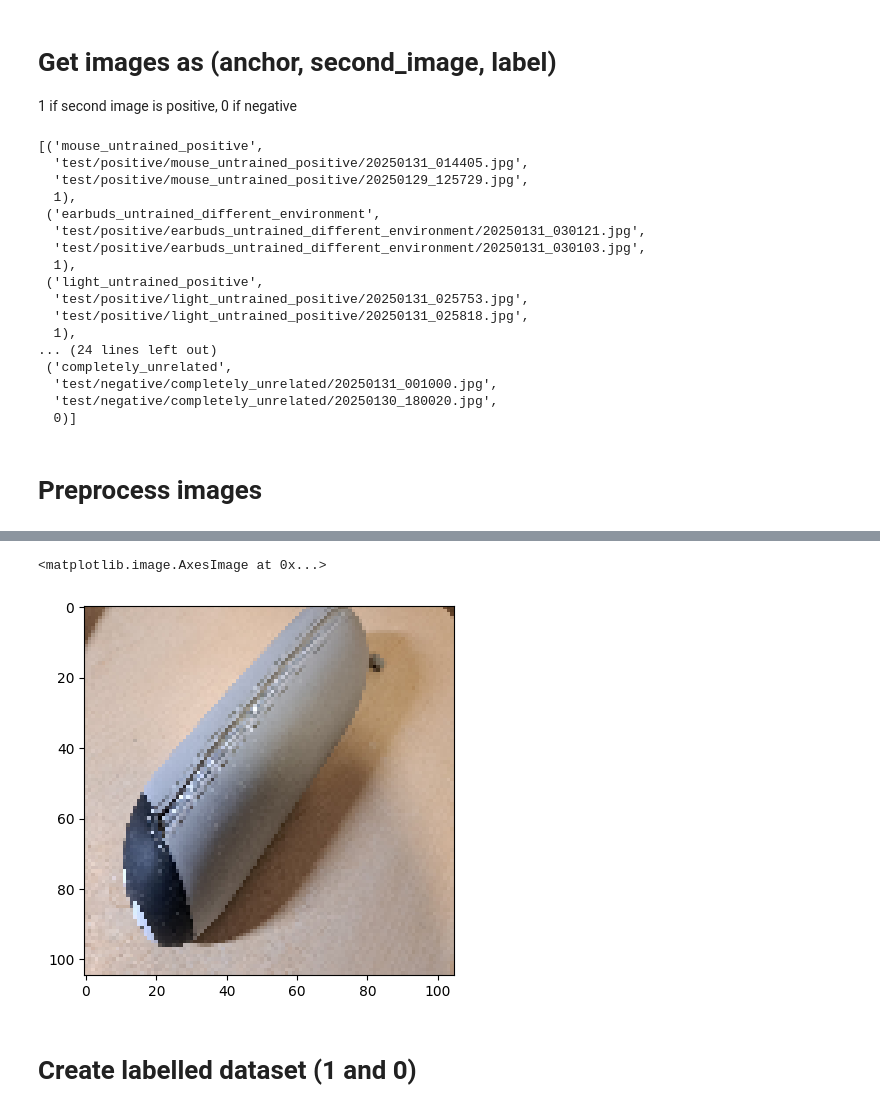
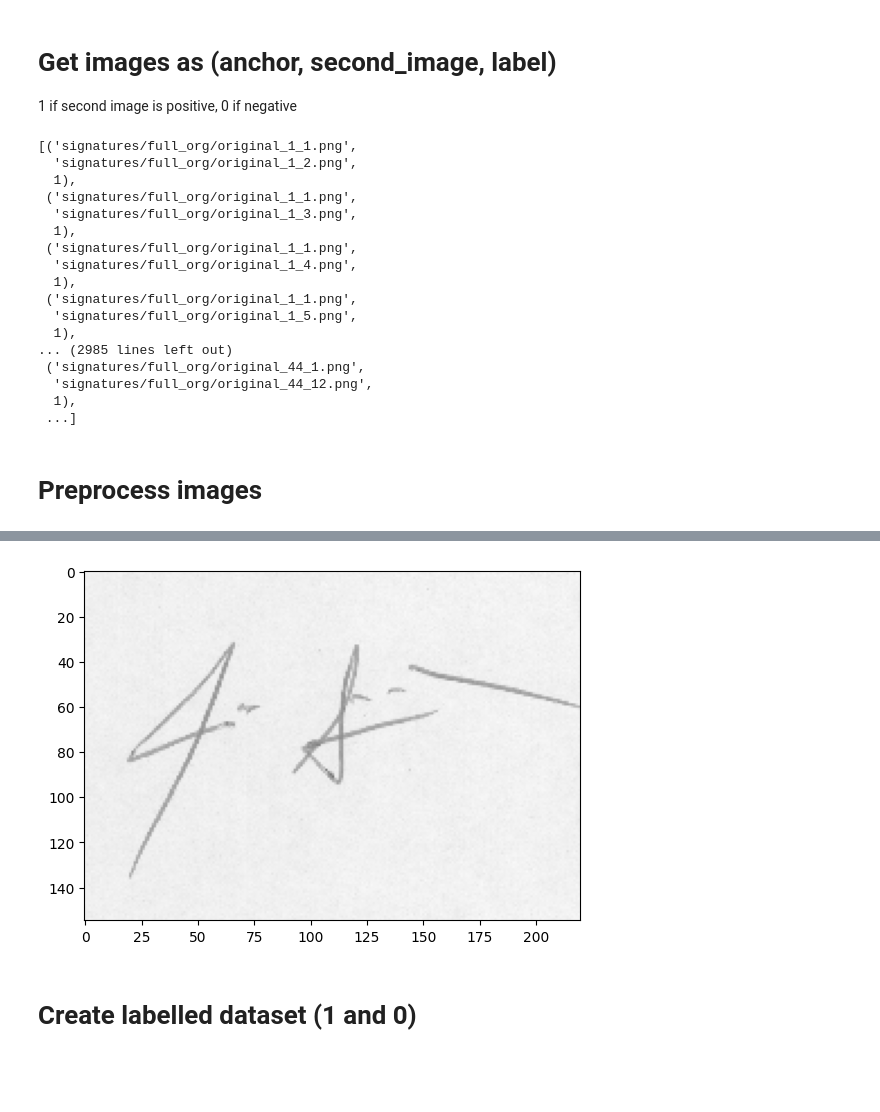
Before and after one commit to BernardMoy/siamese_network_3yp, a Jupyter notebook: code.ipynb, the cells around one changed output, grey strips where cells are left out. Saved outputs shown, nothing was run; the diff lists cells and outputs as text; code cells hidden in the pictures; blank space fills up the shorter version.

Commit message:
Doing it with the original dataset works

```diff
--- a/code.ipynb
+++ b/code.ipynb
@@ -53,12 +43,38 @@ To enable them in other operations, rebuild TensorFlow with the appropriate comp
 # Get images as (anchor, second_image, label)
 1 if second image is positive, 0 if negative
 # %%
-TRAIN_PATH = "train"
+TRAIN_PATH = "signatures"
 TEST_PATH = "test"
 
 positive_pairs_train = []
 negative_pairs_train = []
+from natsort import natsorted, ns
+org_signs = os.listdir(os.path.join(TRAIN_PATH, "full_org"))
+forg_signs = os.listdir(os.path.join(TRAIN_PATH, "full_forg"))
+org_signs = natsorted(org_signs, alg=ns.IGNORECASE)
+forg_signs = natsorted(forg_signs, alg=ns.IGNORECASE)
 
+positive_dir = os.path.join(TRAIN_PATH, "full_org")
+negative_dir = os.path.join(TRAIN_PATH, "full_forg")
+
+# splits into chunks of 24
+for i in range(0, len(org_signs), 24):
+    # anchor is the first image
+    anchor = os.path.join(positive_dir, org_signs[i])
+
+    # iterate over the 23 images left
+    for j in range(i+1, i+24):
+        positive = os.path.join(positive_dir, org_signs[j])
+        positive_pairs_train.append((anchor, positive, 1))
+
+    # then iterate over the 24 images of the forged ones
+    for k in range(i, i+24):
+        negative = os.path.join(negative_dir, forg_signs[k])
+        if negative.endswith(".png"):
+            negative_pairs_train.append((anchor, negative, 0))
+
+
+"""
 # Anchor images are in train/directory/anchor for each directory
 for category in os.listdir(TRAIN_PATH):
     anchor_dir = os.path.join(TRAIN_PATH, category, "anchor")
@@ -75,6 +91,9 @@ for category in os.listdir(TRAIN_PATH):
 
 data_raw_train = positive_pairs_train + negative_pairs_train
 
+
+
+"""
 # Do the same for test images
 positive_pairs_test = []
 negative_pairs_test = []
@@ -97,31 +116,35 @@ for category in os.listdir(test_path_negative):
 data_raw_test = positive_pairs_test + negative_pairs_test
 
 data_raw_test
+
+
+data_raw_train = positive_pairs_train + negative_pairs_train
+data_raw_train
 # %% [output]
-[('mouse_untrained_positive',
-  'test/positive/mouse_untrained_positive/20250131_014405.jpg',
-  'test/positive/mouse_untrained_positive/20250129_125729.jpg',
+[('signatures/full_org/original_1_1.png',
+  'signatures/full_org/original_1_2.png',
   1),
- ('earbuds_untrained_different_environment',
-  'test/positive/earbuds_untrained_different_environment/20250131_030121.jpg',
-  'test/positive/earbuds_untrained_different_environment/20250131_030103.jpg',
+ ('signatures/full_org/original_1_1.png',
+  'signatures/full_org/original_1_3.png',
   1),
- ('light_untrained_positive',
-  'test/positive/light_untrained_positive/20250131_025753.jpg',
-  'test/positive/light_untrained_positive/20250131_025818.jpg',
+ ('signatures/full_org/original_1_1.png',
+  'signatures/full_org/original_1_4.png',
   1),
-... (24 lines left out)
- ('completely_unrelated',
-  'test/negative/completely_unrelated/20250131_001000.jpg',
-  'test/negative/completely_unrelated/20250130_180020.jpg',
-  0)]
+ ('signatures/full_org/original_1_1.png',
+  'signatures/full_org/original_1_5.png',
+  1),
+... (2985 lines left out)
+ ('signatures/full_org/original_44_1.png',
+  'signatures/full_org/original_44_12.png',
+  1),
+ ...]
 # %% [markdown]
 # Preprocess images
 # %%
 def preprocess(image_path):
     byte_img = tf.io.read_file(image_path)
-    img = tf.io.decode_jpeg(byte_img)
-    img = tf.image.resize(img, (105, 105))  # Resize to 105x105
+    img = tf.io.decode_jpeg(byte_img, channels=3)
+    img = tf.image.resize(img, (155, 220))  # Resize to 105x105
     img = img[:, :, :3]  # Keep 3 channels
     img = img / 255.0  # Scale image between 0 and 1
     return img
@@ -142,5 +157,4 @@ To enable them in other operations, rebuild TensorFlow with the appropriate comp
-<matplotlib.image.AxesImage at 0x...>
-[figure, old version]
+[figure, new version]
 # %% [markdown]
 # Create labelled dataset (1 and 0)
 # %%
```
Also changed, not shown: parts of 11 cells of this notebook, 10 other files.
